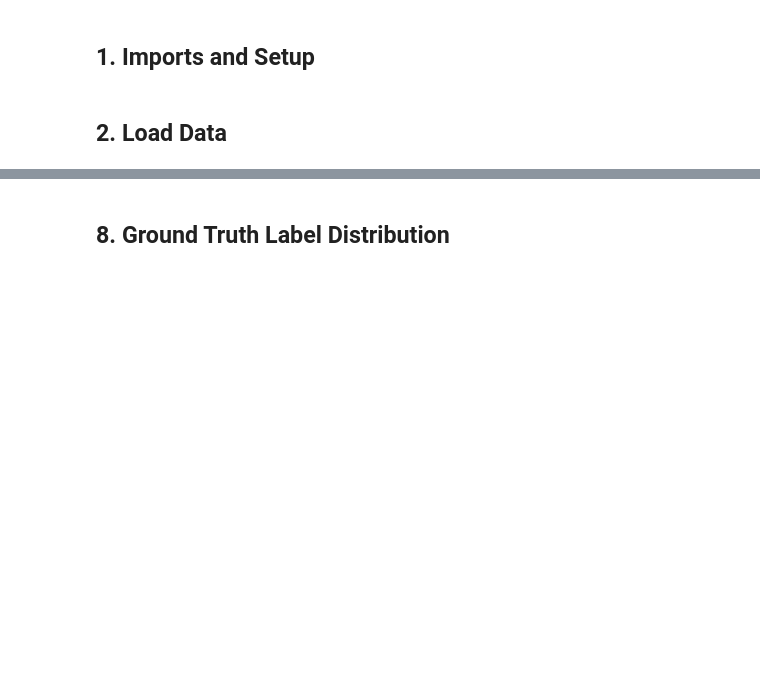
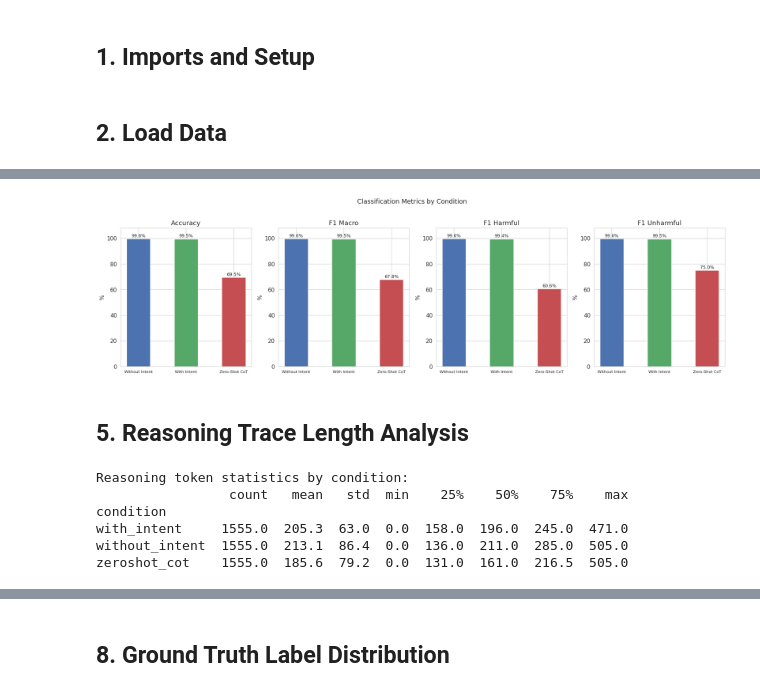
Before and after one commit to Jazhyc/aims-safety-classification, a Jupyter notebook: notebooks/reasoning_traces_analysis_llama.ipynb, the cells around one changed output, grey strips where cells are left out. Drawn from its saved outputs; the diff is of its cells as text; code cells hidden in the pictures; blank space fills up the shorter version.

```diff
--- a/notebooks/reasoning_traces_analysis_llama.ipynb
+++ b/notebooks/reasoning_traces_analysis_llama.ipynb
@@ -551,0 +241,47 @@ plt.show()
+# %%
+# Side-by-side metric comparison
+metric_keys = ["accuracy", "f1_macro", "f1_harmful", "f1_unharmful"]
+metric_labels_plot = ["Accuracy", "F1 Macro", "F1 Harmful", "F1 Unharmful"]
+
+fig, axes = plt.subplots(1, 4, figsize=(18, 5))
+for ax, key, mlabel in zip(axes, metric_keys, metric_labels_plot):
+    values = [all_metrics[c][key] * 100 for c in CONDITIONS]
+    bars = ax.bar(
+        range(len(CONDITIONS)), values,
+        color=[CONDITION_COLORS[c] for c in CONDITIONS],
+        width=0.5, edgecolor="white",
+    )
+    for bar, val in zip(bars, values):
+        ax.text(
+            bar.get_x() + bar.get_width() / 2, bar.get_height() + 0.5,
+            f"{val:.1f}%", ha="center", va="bottom", fontsize=9,
+        )
+    ax.set_xticks(range(len(CONDITIONS)))
+    ax.set_xticklabels([CONDITION_LABELS[c] for c in CONDITIONS], fontsize=8)
+    ax.set_ylabel("%")
+    ax.set_title(mlabel)
+    ax.set_ylim(0, 108)
+
+plt.suptitle("Classification Metrics by Condition", fontsize=13, y=1.02)
+plt.tight_layout()
+plt.show()
+# %% [output]
+[figure, added]
+# %% [markdown]
+## 5. Reasoning Trace Length Analysis
+# %%
+tokenizer = AutoTokenizer.from_pretrained("meta-llama/Llama-3.1-8B-Instruct")
+
+df["reasoning_tokens"] = df["reasoning"].apply(
+    lambda x: len(tokenizer.encode(str(x))) if isinstance(x, str) and x else 0
+)
+
+print("Reasoning token statistics by condition:")
+print(df.groupby("condition")["reasoning_tokens"].describe().round(1).to_string())
+# %% [output]
+Reasoning token statistics by condition:
+                 count   mean   std  min    25%    50%    75%    max
+condition
+with_intent     1555.0  205.3  63.0  0.0  158.0  196.0  245.0  471.0
+without_intent  1555.0  213.1  86.4  0.0  136.0  211.0  285.0  505.0
+zeroshot_cot    1555.0  185.6  79.2  0.0  131.0  161.0  216.5  505.0
```
Also changed, not shown: parts of 46 cells of this notebook.
